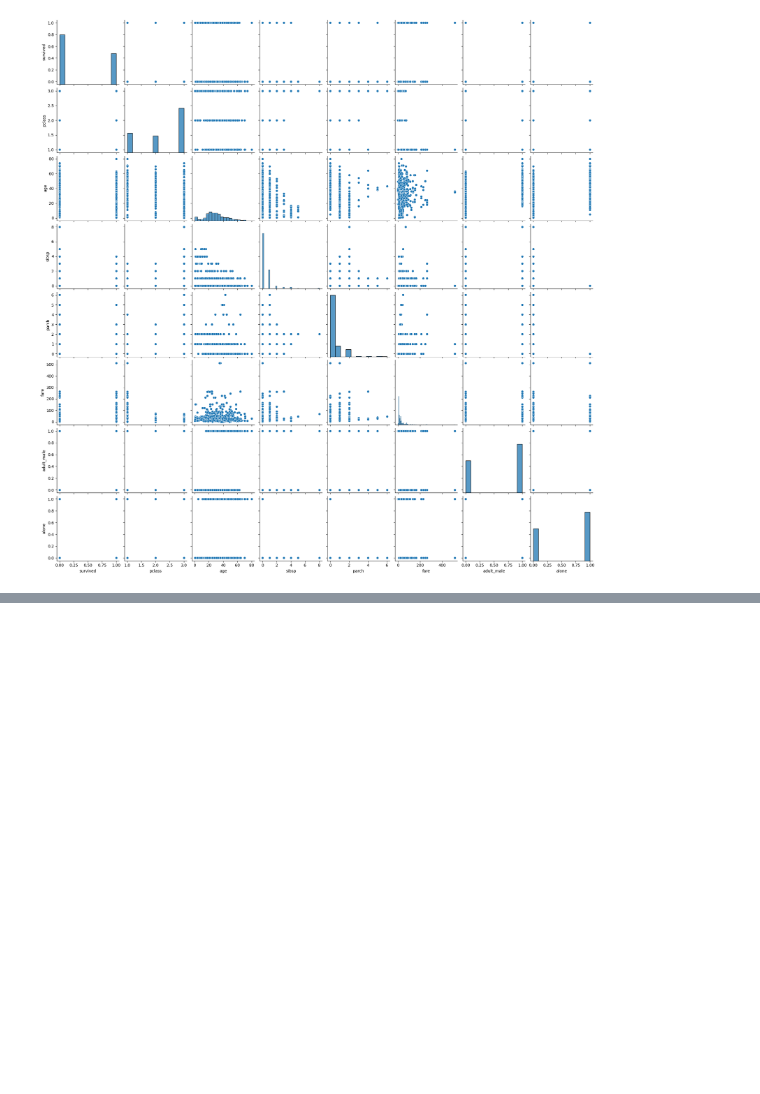
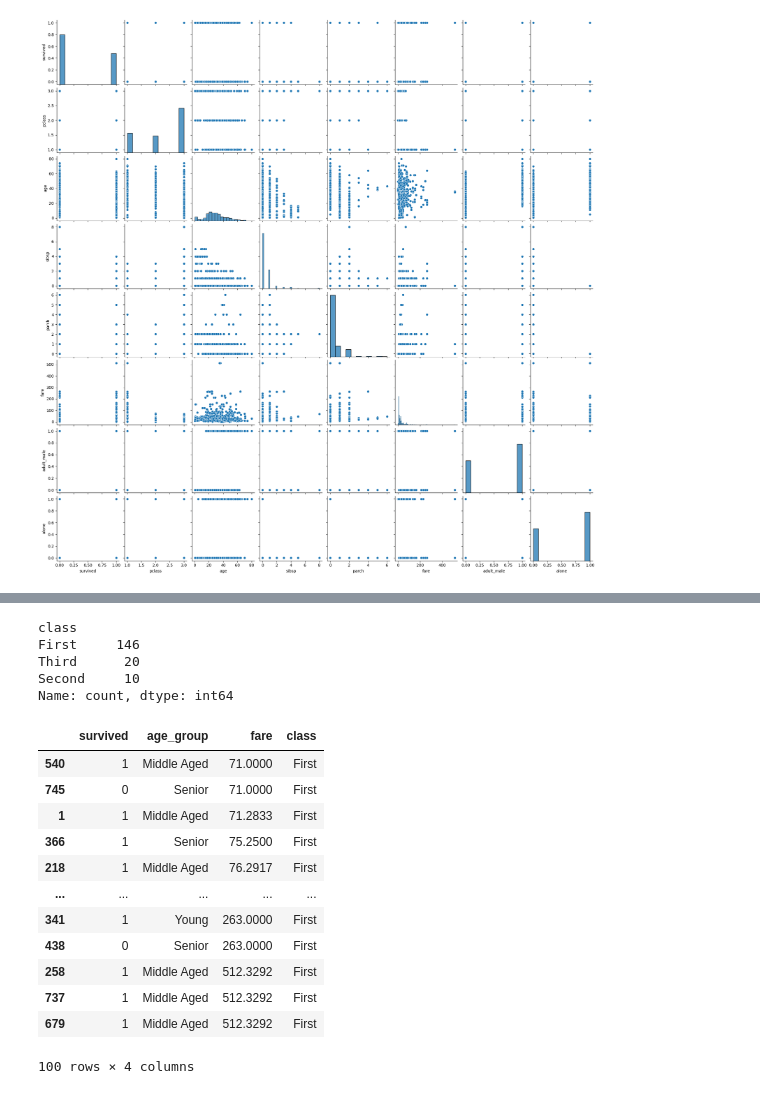
Before and after one commit to Hummayun-Husnain/AI-and-Data-Science, a Jupyter notebook: Pandas-Tips-and-Tricks/1-Pandas.ipynb, the cells around one changed output, grey strips where cells are left out. Cells and saved outputs as stored; diff of their text form; code cells hidden in the pictures; blank space fills up the shorter version.

```diff
--- a/Pandas-Tips-and-Tricks/1-Pandas.ipynb
+++ b/Pandas-Tips-and-Tricks/1-Pandas.ipynb
@@ -324,0 +403,7 @@ sns.pairplot(df) # Pairplot
+# %%
+# Bins in 7 categories
+bins = [0,1,5,12,19,30,50,80]
+labels = ['Infant','Toddler','Pre-Schooler','Teen','Young','Middle Aged','Senior']
+# %%
+# Creating The Bins
+df['binned_age'] = pd.cut(df.age,bins=bins,labels=labels)
@@ -324,0 +431,3 @@ sns.pairplot(df) # Pairplot
+# %%
+# Rename the Column
+df.rename(columns={'binned_age':'age_group'},inplace=True)
@@ -324,0 +471,2 @@ sns.pairplot(df) # Pairplot
+# %%
+df_1=df[['survived','age_group','fare','class']]
@@ -324,0 +524,24 @@ sns.pairplot(df) # Pairplot
+# %%
+df_200['class'].value_counts()
+# %% [output]
+class
+First     146
+Third      20
+Second     10
+Name: count, dtype: int64
+# %%
+df_1[(df_1['fare'] > 70) & (df_1['class'] == 'First')].sort_values(by='fare') # Multiple Conditions
+# %% [output]
+|  | survived | age_group | fare | class |
+| 540 | 1 | Middle Aged | 71.0000 | First |
+| 745 | 0 | Senior | 71.0000 | First |
+| 1 | 1 | Middle Aged | 71.2833 | First |
+| 366 | 1 | Senior | 75.2500 | First |
+| 218 | 1 | Middle Aged | 76.2917 | First |
+| ... | ... | ... | ... | ... |
+| 341 | 1 | Young | 263.0000 | First |
+| 438 | 0 | Senior | 263.0000 | First |
+| 258 | 1 | Middle Aged | 512.3292 | First |
+| 737 | 1 | Middle Aged | 512.3292 | First |
+| 679 | 1 | Middle Aged | 512.3292 | First |
+100 rows × 4 columns
```
Also changed, not shown: parts of 26 cells of this notebook, 1 other file.
